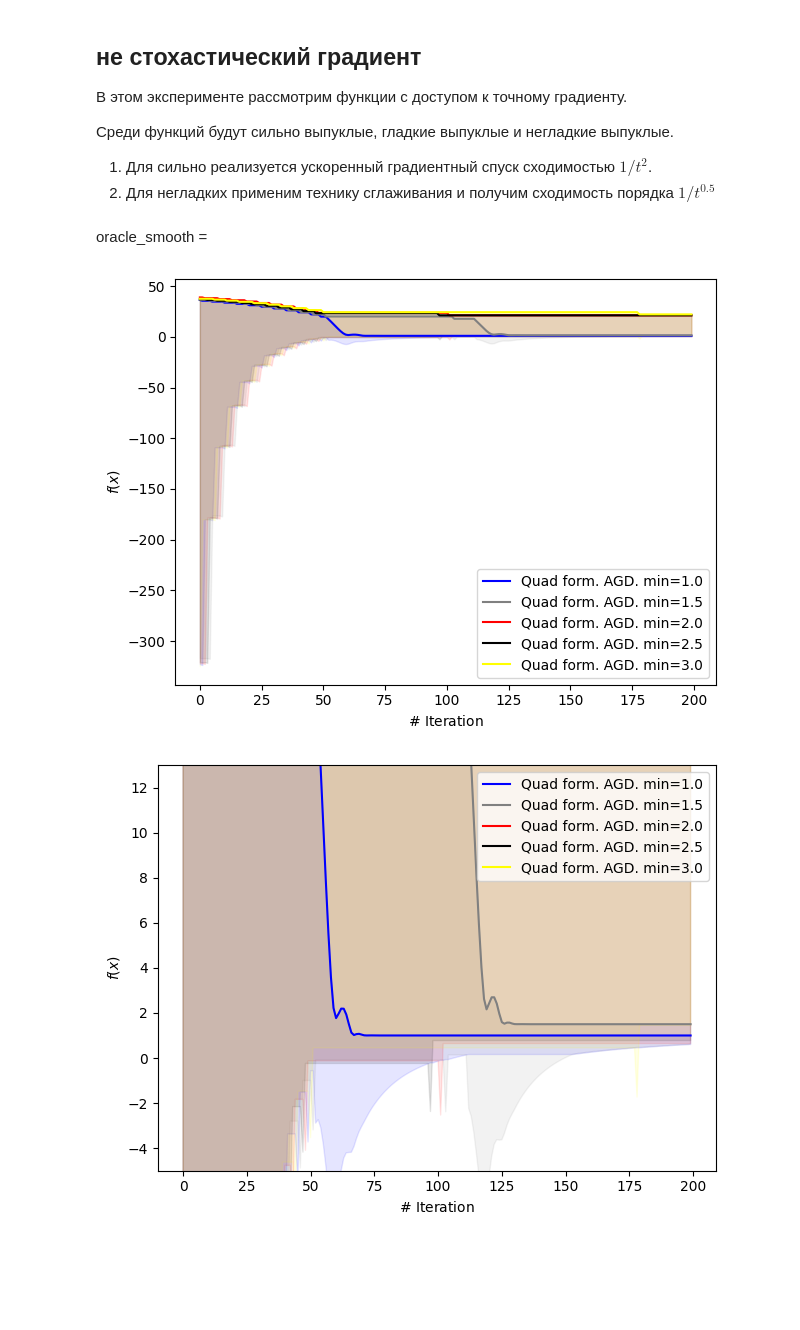
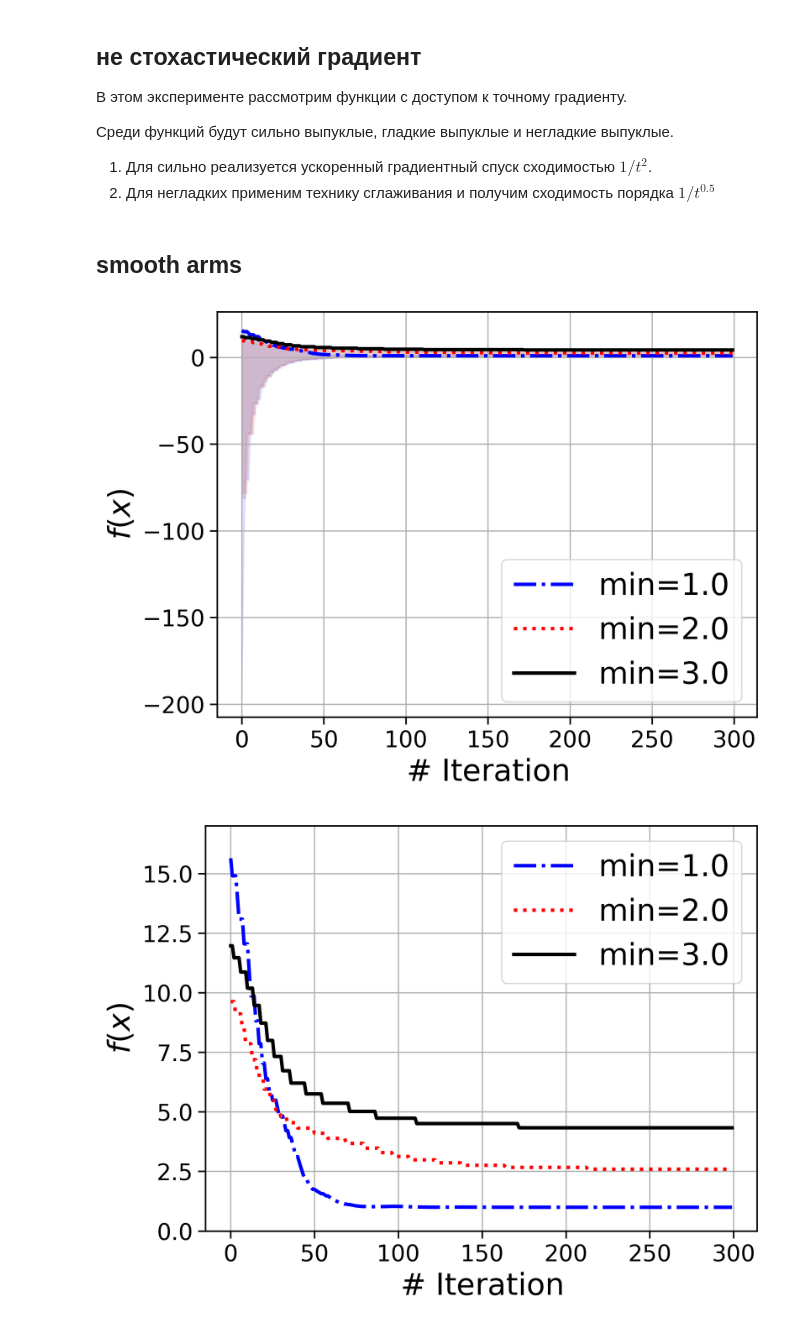
Before and after one commit to online-opt-acc/FMAB_copy, a Jupyter notebook: notebooks/synthetic_exp.ipynb, the cells around one changed output. Cells and saved outputs as stored; diff of their text form; code cells hidden in the pictures; blank space fills up the shorter version.

```diff
--- a/notebooks/synthetic_exp.ipynb
+++ b/notebooks/synthetic_exp.ipynb
@@ -61,6 +23,3 @@ def check_optimality(arms, T=1000):
 
 1) Для сильно реализуется ускоренный градиентный спуск сходимостью $1/t^2$.
 3) Для негладких применим технику сглаживания и получим сходимость порядка $1/t^{0.5}$
-# %% [markdown]
-
-oracle_smooth =
@@ -150,26 +26,51 @@ def init_arms():
+# %% [markdown]
+
+## smooth arms
+# %%
+from multiobjective_opt.synthetic_exp.functions import (
+    ModularFunc,
+    QuadFormSQRT,
+)
+
+
+def get_QuadFormSQRT_arm(dim_smooth, min_val=None, seed = 0):
+    if min_val is None:
+        min_val = np.random.randn()
+
+    oracle_smooth = JaxFunc(QuadFormSQRT(dim_smooth, min_val=min_val, seed = seed), dim_smooth)
+    if min_val != 1:
+        x0 = np.ones(dim_smooth) * 5
+    else:
+        x0 = np.ones(dim_smooth) * 8
+    L, R = oracle_smooth.func.get_params(x0)
+    L = L
+    smooth_optimizer = AcceleratedGradDescent(oracle_smooth, x0=x0, L=L, R=R)
+    smooth_optimizer.name = f"min={min_val}"
+    return smooth_optimizer
 # %%
 def init_quad_arms():
-    num_arms = 5
-    dim = 50
+    num_arms = 3
+    dim = 20
     arm_min_vals = np.linspace(1, 3, num=num_arms)
 
     arms = []
 
     for i in range(num_arms):
-        nsm_opt = get_QuadFormSQRT_arm(dim, arm_min_vals[i])
+        nsm_opt = get_QuadFormSQRT_arm(dim, arm_min_vals[i], seed= int(arm_min_vals[i]))
         arms.append(nsm_opt)
-    return arms
+    return arms, arm_min_vals
 
 
-arms = init_quad_arms()
+arms, min_vals = init_quad_arms()
 alg = UCB(arms)
-alg_res = alg.run(T=200)
+alg_res = alg.run(T=300)
 # %%
 figs = {}
-colors = ["b", "gray", "r", "black", "yellow"]
+colors = ["b", "r", "black", "gray", "yellow"]
 figs["running"] = alg_res.draw_all_steps(arms, colors=colors)
-figs["running_clipped"] = alg_res.draw_all_steps(arms, colors=colors, ylim=[-5, 13])
+figs["running_clipped"] = alg_res.draw_all_steps(arms, colors=colors, ylim=[0, 17], with_intervals=False)
 figs["cumulative"] = alg_res.draw_cumulative_regret(1)
+figs["deltas"] = alg_res.draw_deltas(arms, min_vals)
 # %% [output]
-[figure, old version]
+[figure, new version]
-[figure, old version]
+[figure, new version]
```
Also changed, not shown: parts of 17 cells of this notebook, 27 other files.
